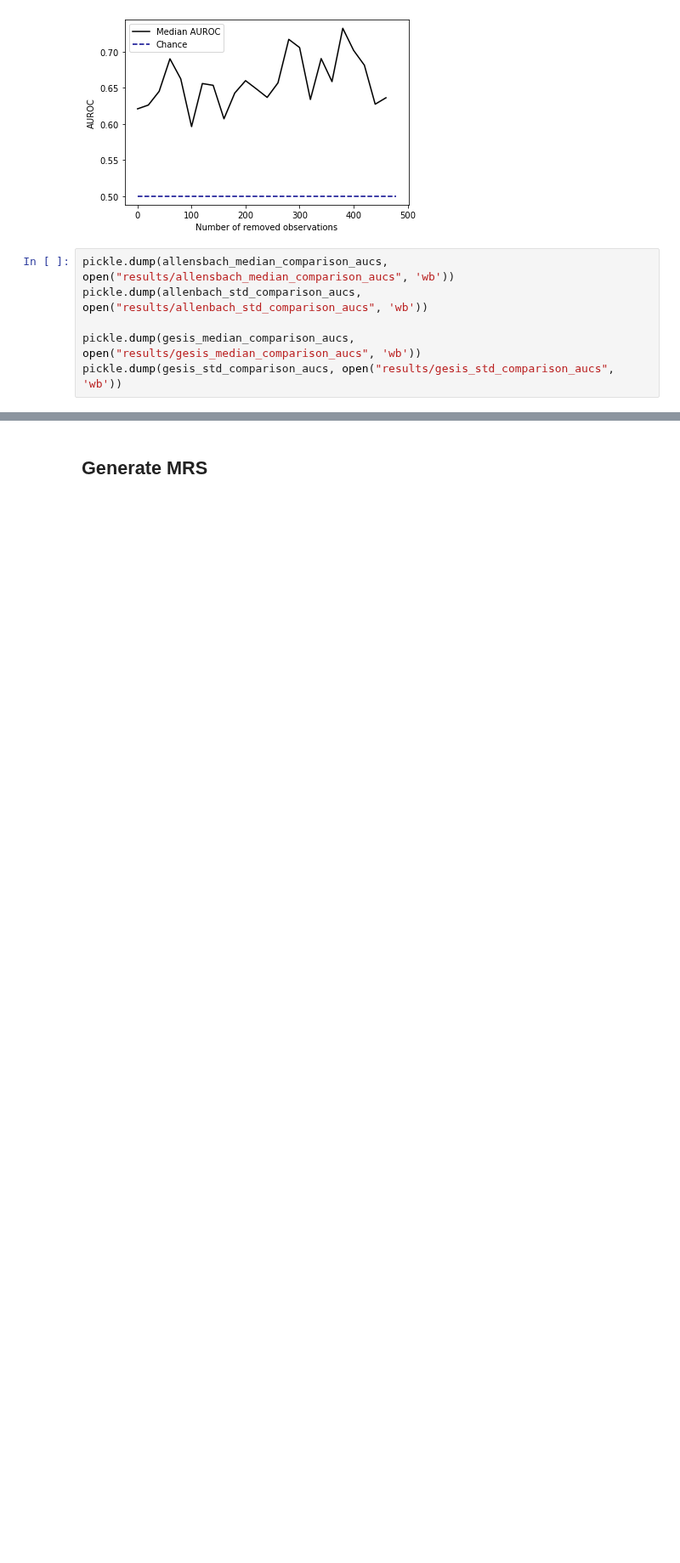
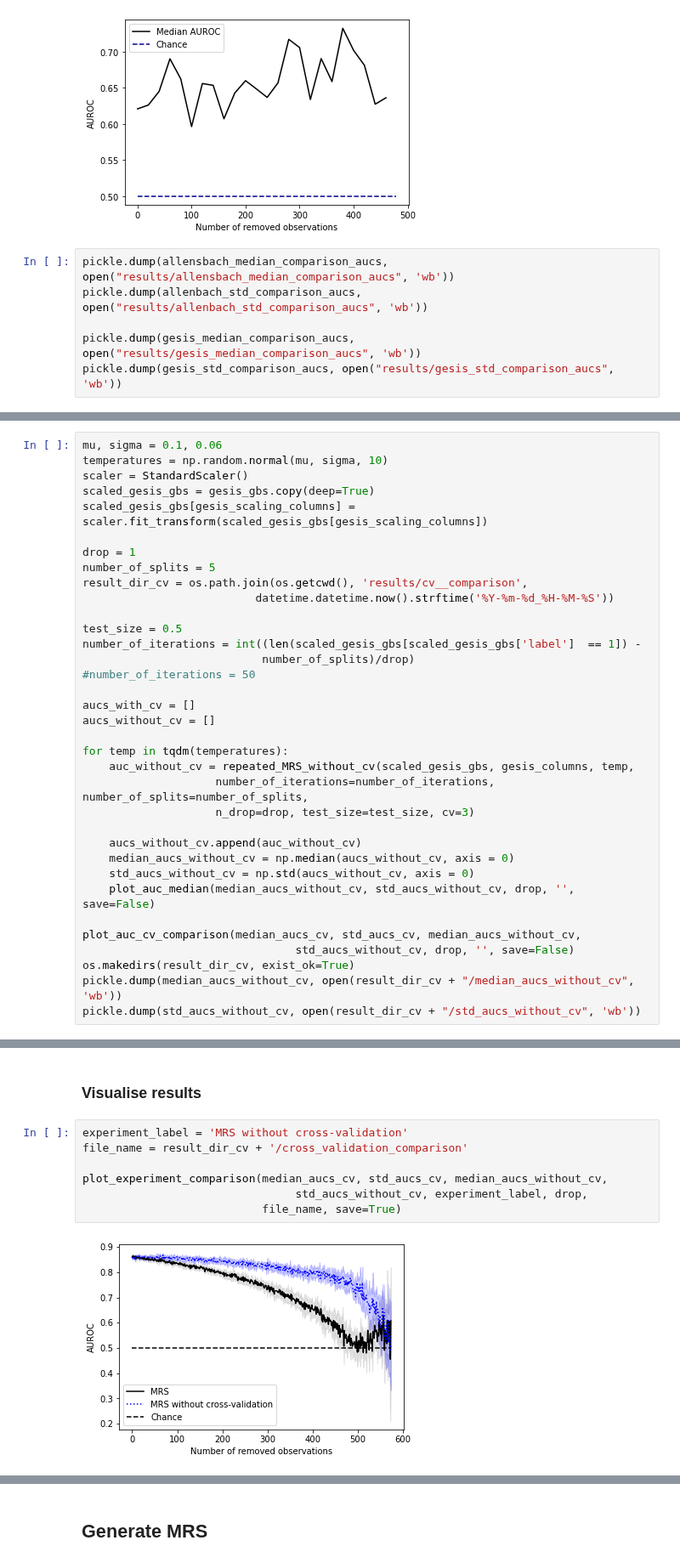
Before and after one commit to laksannathan/maximal-representative-sampling, a Jupyter notebook: src/Maximal Representative Sampling.ipynb, the cells around one changed output, grey strips where cells are left out. Shown at 85% size. Drawn from its saved outputs; the diff is of its cells as text; blank space fills up the shorter version.

```diff
--- a/src/Maximal Representative Sampling.ipynb
+++ b/src/Maximal Representative Sampling.ipynb
@@ -1004,0 +1074,35 @@ gesis_std_comparison_aucs = pickle.load(open("results/gesis_std_comparison_aucs"
+# %%
+mu, sigma = 0.1, 0.06
+temperatures = np.random.normal(mu, sigma, 10)
+scaler = StandardScaler()
+scaled_gesis_gbs = gesis_gbs.copy(deep=True)
+scaled_gesis_gbs[gesis_scaling_columns] = scaler.fit_transform(scaled_gesis_gbs[gesis_scaling_columns])
+
+drop = 1
+number_of_splits = 5
+result_dir_cv = os.path.join(os.getcwd(), 'results/cv__comparison',
+                          datetime.datetime.now().strftime('%Y-%m-%d_%H-%M-%S'))
+
+test_size = 0.5
+number_of_iterations = int((len(scaled_gesis_gbs[scaled_gesis_gbs['label']  == 1]) -
+                           number_of_splits)/drop)
+#number_of_iterations = 50
+
+aucs_with_cv = []
+aucs_without_cv = []
+
+for temp in tqdm(temperatures):
+    auc_without_cv = repeated_MRS_without_cv(scaled_gesis_gbs, gesis_columns, temp,
+                    number_of_iterations=number_of_iterations, number_of_splits=number_of_splits,
+                    n_drop=drop, test_size=test_size, cv=3)
+
+    aucs_without_cv.append(auc_without_cv)
+    median_aucs_without_cv = np.median(aucs_without_cv, axis = 0)
+    std_aucs_without_cv = np.std(aucs_without_cv, axis = 0)
+    plot_auc_median(median_aucs_without_cv, std_aucs_without_cv, drop, '', save=False)
+
+plot_auc_cv_comparison(median_aucs_cv, std_aucs_cv, median_aucs_without_cv,
+                                std_aucs_without_cv, drop, '', save=False)
+os.makedirs(result_dir_cv, exist_ok=True)
+pickle.dump(median_aucs_without_cv, open(result_dir_cv + "/median_aucs_without_cv", 'wb'))
+pickle.dump(std_aucs_without_cv, open(result_dir_cv + "/std_aucs_without_cv", 'wb'))
@@ -1004,0 +1120,11 @@ gesis_std_comparison_aucs = pickle.load(open("results/gesis_std_comparison_aucs"
+# %% [markdown]
+### Visualise results
+# %%
+experiment_label = 'MRS without cross-validation'
+file_name = result_dir_cv + '/cross_validation_comparison'
+
+plot_experiment_comparison(median_aucs_cv, std_aucs_cv, median_aucs_without_cv,
+                                std_aucs_without_cv, experiment_label, drop,
+                           file_name, save=True)
+# %% [output]
+[figure, added]
```
Also changed, not shown: parts of 62 cells of this notebook, 5 other files.
